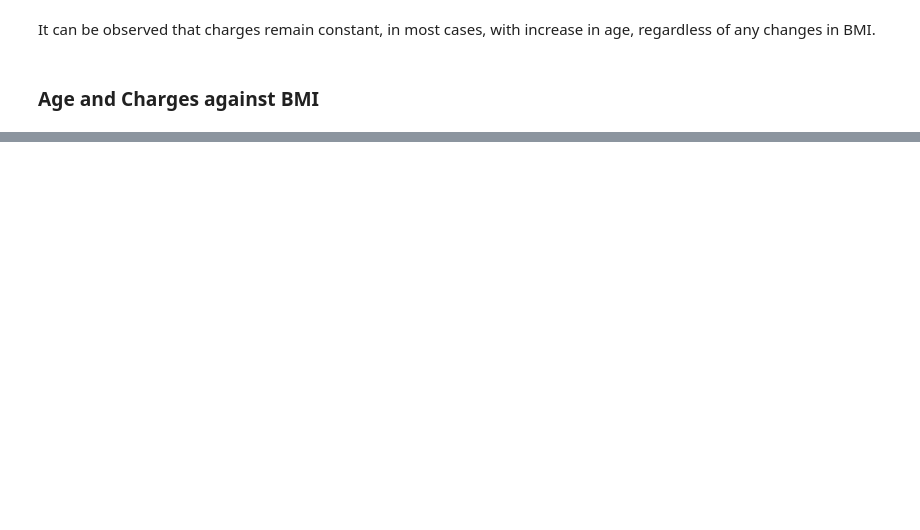
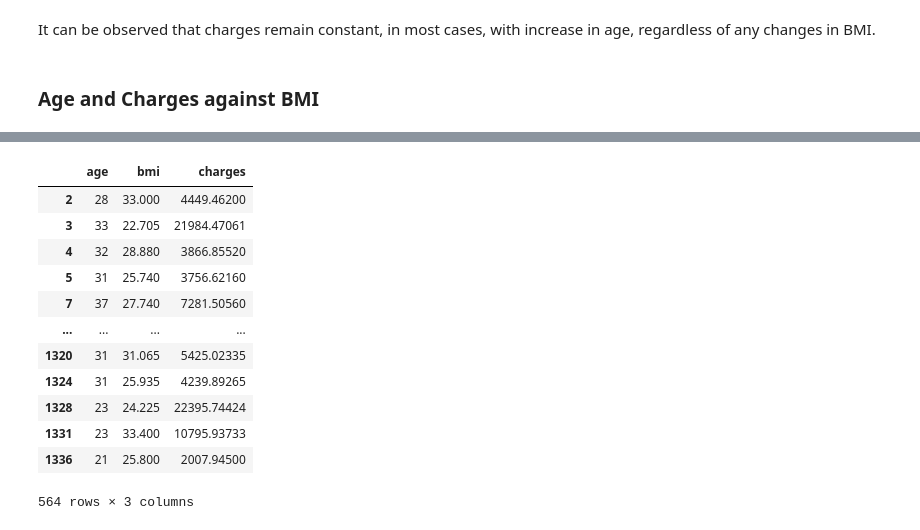
Before and after one commit to ubco-W2022T1-cosc301/project-group21, a Jupyter notebook: notebooks/analysis2a.ipynb, the cells around one changed output, grey strips where cells are left out. Drawn from its saved outputs; the diff is of its cells as text; code cells hidden in the pictures; blank space fills up the shorter version.

```diff
--- a/notebooks/analysis2a.ipynb
+++ b/notebooks/analysis2a.ipynb
@@ -145,0 +148,9 @@ It can be observed that with the increase in age, there is an increase in the ch
+# %%
+df = pd.read_csv("../data/raw/raw_MC.csv")
+
+df1 = (
+    pd.DataFrame(df)
+    .copy().drop(['sex','children','smoker','region'],axis=1)
+)
+
+df1
@@ -145,0 +171,22 @@ It can be observed that with the increase in age, there is an increase in the ch
+# %%
+df2 = (
+    pd.DataFrame(df1)
+    .loc[lambda x: x['age']>19]
+    .loc[lambda x: x['age']<41]
+)
+
+df2
+# %% [output]
+|  | age | bmi | charges |
+| 2 | 28 | 33.000 | 4449.46200 |
+| 3 | 33 | 22.705 | 21984.47061 |
+| 4 | 32 | 28.880 | 3866.85520 |
+| 5 | 31 | 25.740 | 3756.62160 |
+| 7 | 37 | 27.740 | 7281.50560 |
+| ... | ... | ... | ... |
+| 1320 | 31 | 31.065 | 5425.02335 |
+| 1324 | 31 | 25.935 | 4239.89265 |
+| 1328 | 23 | 24.225 | 22395.74424 |
+| 1331 | 23 | 33.400 | 10795.93733 |
+| 1336 | 21 | 25.800 | 2007.94500 |
+564 rows × 3 columns
```
Also changed, not shown: parts of 10 cells of this notebook.
